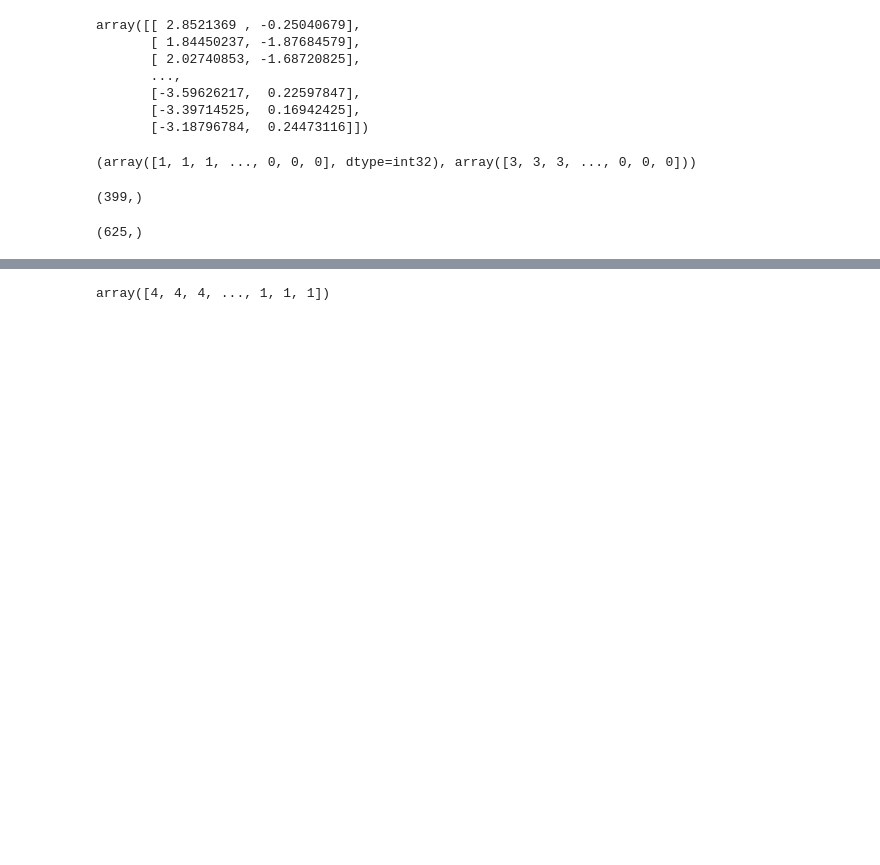
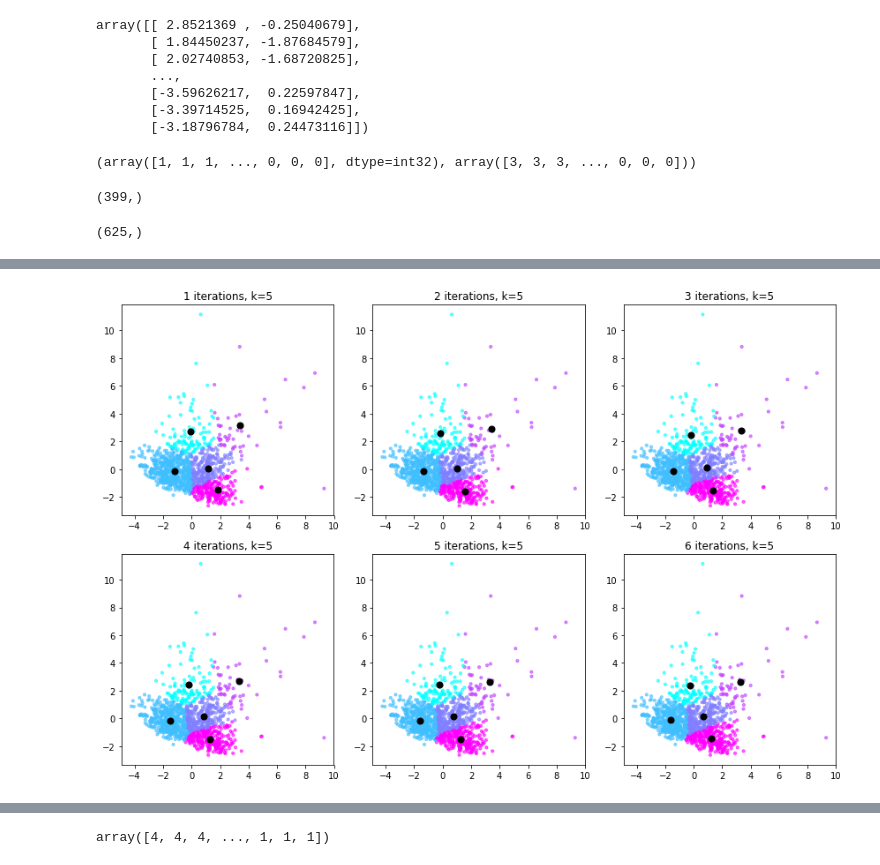
Before and after one commit to kfarbman/ski-recommender, a Jupyter notebook: notebooks/clustering.ipynb, the cells around one changed output, grey strips where cells are left out. Saved outputs shown, nothing was run; the diff lists cells and outputs as text; code cells hidden in the pictures; blank space fills up the shorter version.

```diff
--- a/notebooks/clustering.ipynb
+++ b/notebooks/clustering.ipynb
@@ -103,0 +113,4 @@ plot_iterations(range(1,7),pca_mod)
+# %%
+plot_iterations(range(1,7),pca_mod,5)
+# %% [output]
+[figure, added]
```
Also changed, not shown: parts of 34 cells of this notebook, 14 other files.
